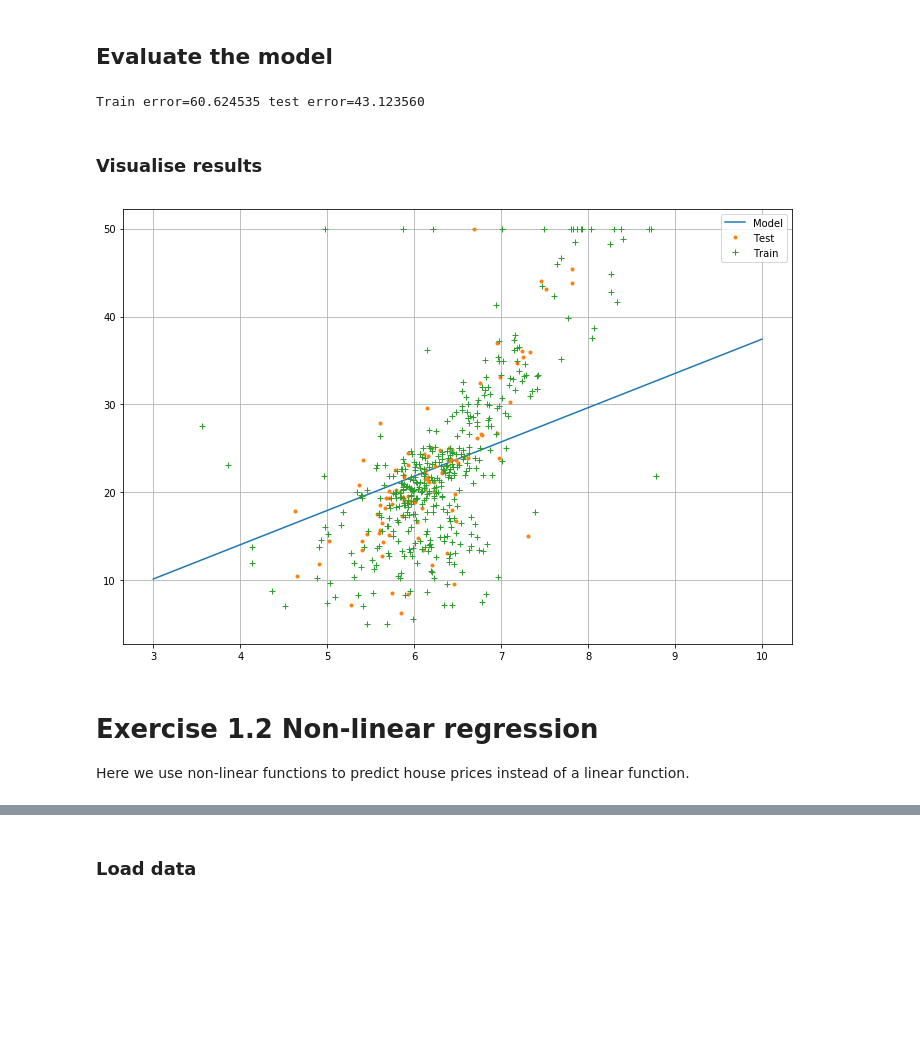
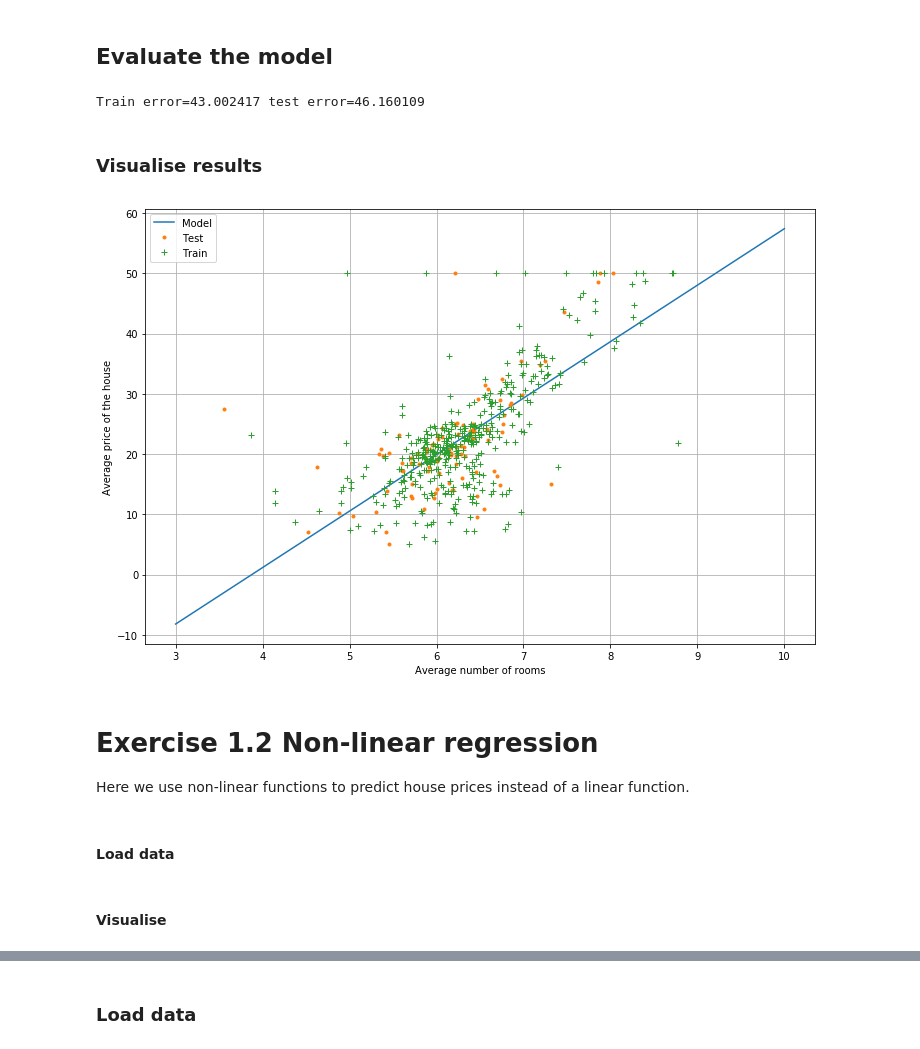
Before and after one commit to futurice/ml-crash-course, a Jupyter notebook: exercises/01_Boston_house_prediction_with_NN.ipynb, the cells around one changed output, grey strips where cells are left out. Cells and saved outputs as stored; diff of their text form; code cells hidden in the pictures; blank space fills up the shorter version.

```diff
--- a/exercises/01_Boston_house_prediction_with_NN.ipynb
+++ b/exercises/01_Boston_house_prediction_with_NN.ipynb
@@ -219,7 +245,7 @@ _________________________________________________________________
 ## Define loss/cost function and optimizer and compile network
 # %%
 model.compile(loss='mean_squared_error',
-              optimizer=RMSprop())
+              optimizer=RMSprop(lr=.1))
 # %% [markdown]
 ## Train the model
 # %%
@@ -240,19 +266,23 @@ train_error = mean_squared_error(y_train, model.predict(x_train, verbose=0))
 test_error = mean_squared_error(y_test, model.predict(x_test, verbose=0))
 print('Train error=%f test error=%f' % (train_error, test_error))
 # %% [output]
-Train error=60.624535 test error=43.123560
+Train error=43.002417 test error=46.160109
 # %% [markdown]
 ### Visualise results
 # %%
 pylab.figure()
 xs = np.linspace(3, 10, 20)
 pylab.plot(xs, model.predict(xs.reshape(-1, 1)))
 pylab.plot(x_test, y_test, '.')
 pylab.plot(x_train, y_train, '+')
 pylab.legend(['Model', 'Test', 'Train'])
+pylab.xlabel('Average number of rooms')
+pylab.ylabel('Average price of the house')
 pylab.grid()
 # %% [output]
-[figure, old version]
+[figure, new version]
 # %% [markdown]
 # Exercise 1.2 Non-linear regression
 Here we use non-linear functions to predict house prices instead of a linear function.
+# %% [markdown]
+#### Load data
@@ -259,2 +298,4 @@ Here we use non-linear functions to predict house prices instead of a linear fun
+# %% [markdown]
+#### Visualise
 # %%
 # Plotting linear and two non-linear functions
```
Also changed, not shown: parts of 61 cells of this notebook.
